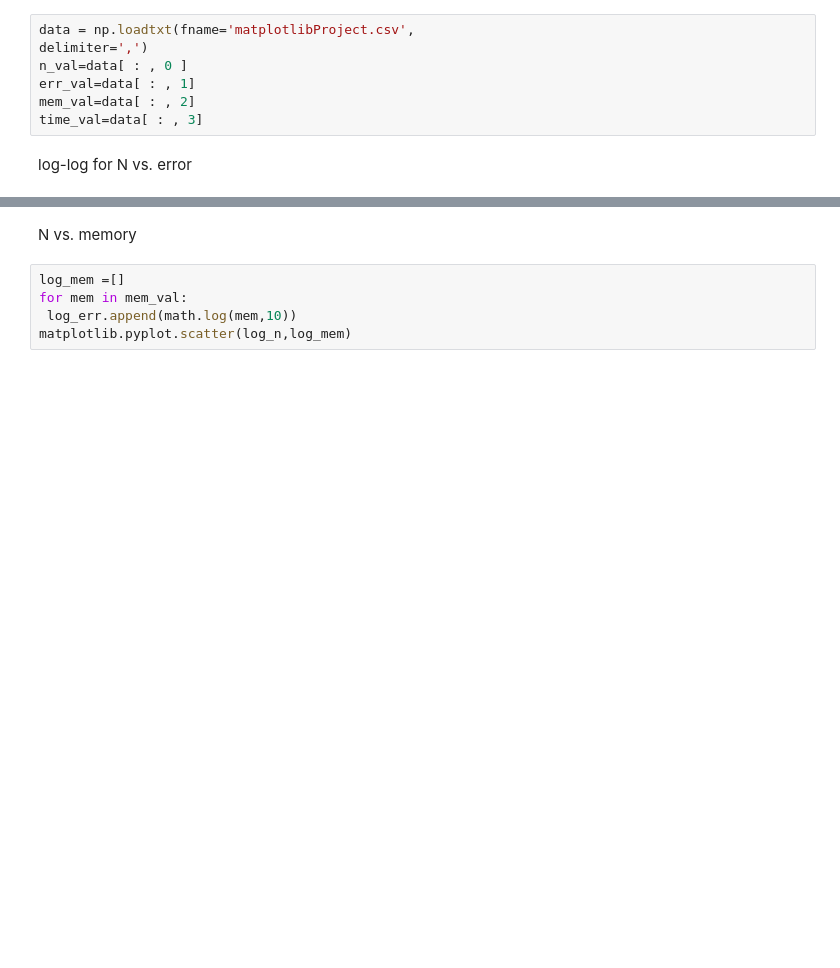
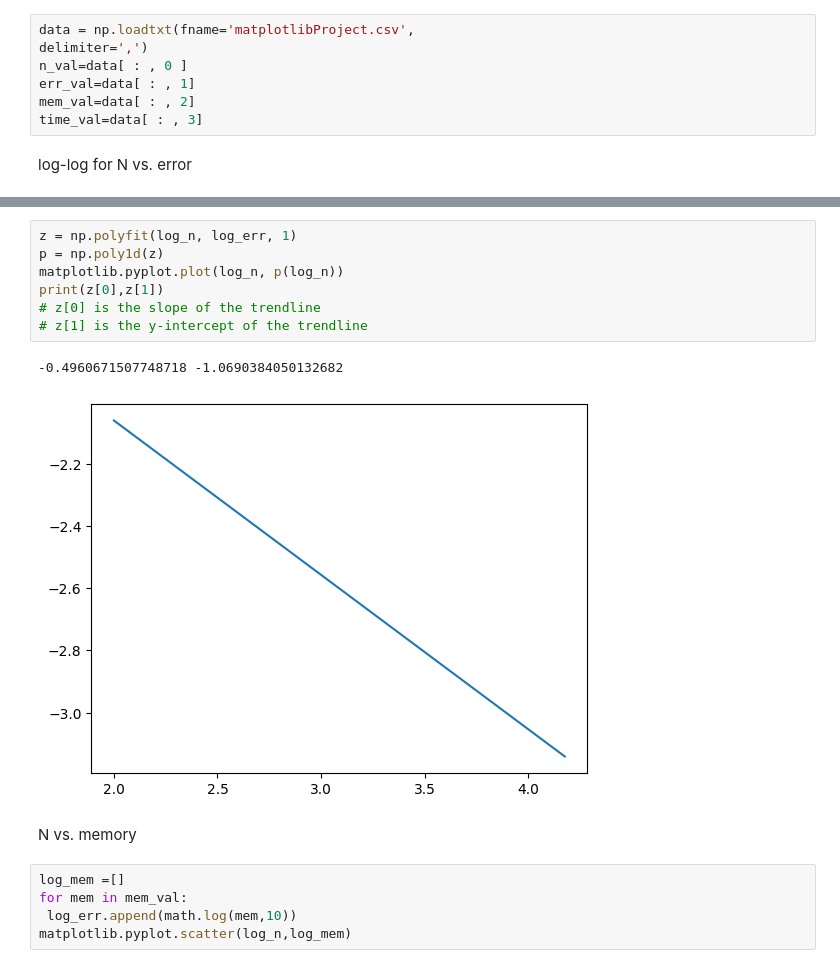
Before and after one commit to steinjm21/ColabInClass, a Jupyter notebook: matplotlibProject.ipynb, the cells around one changed output, grey strips where cells are left out. Saved outputs shown, nothing was run; the diff lists cells and outputs as text; blank space fills up the shorter version.

```diff
--- a/matplotlibProject.ipynb
+++ b/matplotlibProject.ipynb
@@ -66,3 +78,13 @@ matplotlib.pyplot.scatter(log_n,log_err)
+# %%
+z = np.polyfit(log_n, log_err, 1)
+p = np.poly1d(z)
+matplotlib.pyplot.plot(log_n, p(log_n))
+print(z[0],z[1])
+# z[0] is the slope of the trendline
+# z[1] is the y-intercept of the trendline
+# %% [output]
+-0.4960671507748718 -1.0690384050132682
+[figure, added]
 # %% [markdown]
 N vs. memory
 # %%
```
Also changed, not shown: parts of 6 cells of this notebook.
